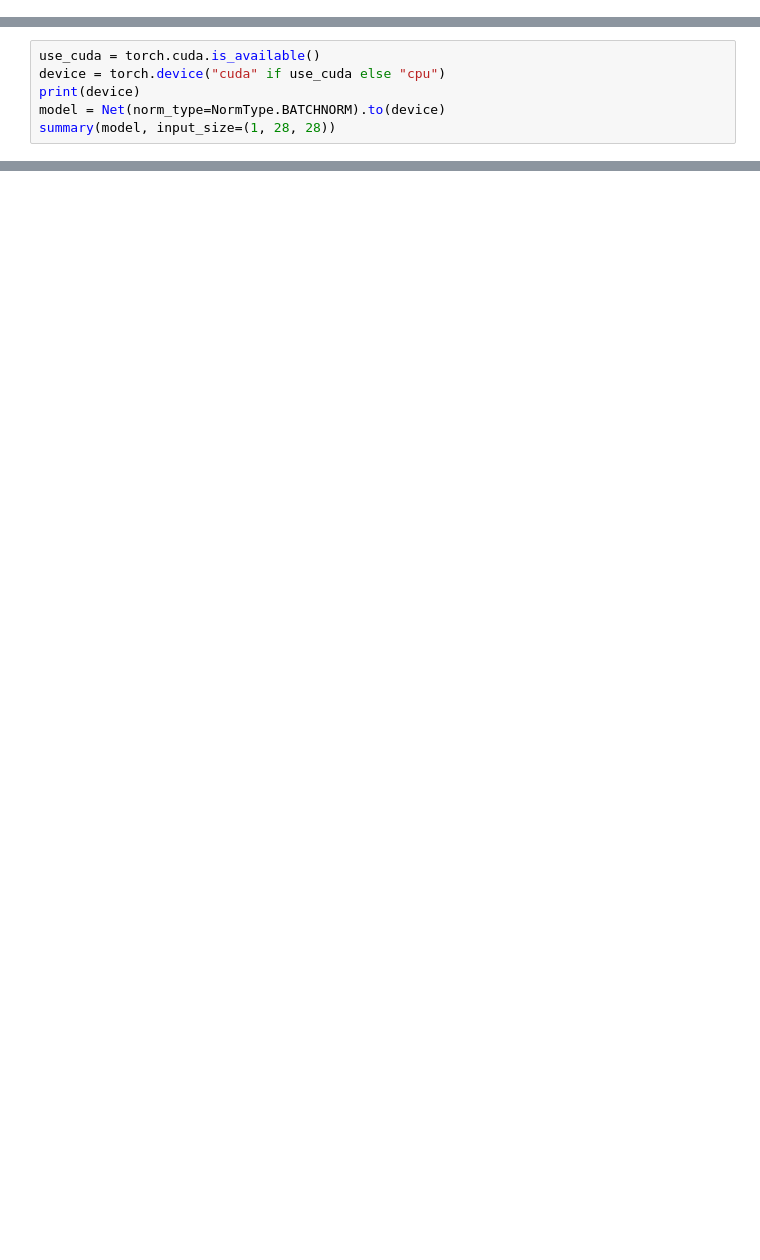
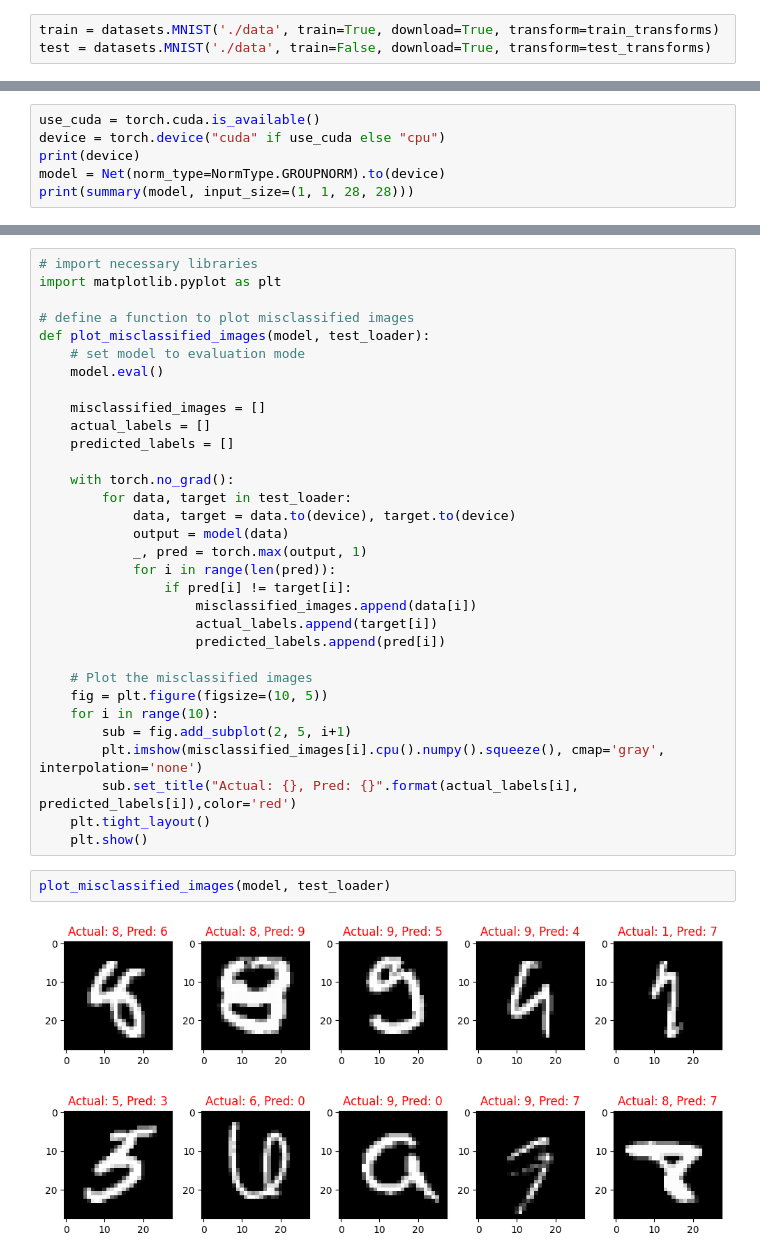
Before and after one commit to tsai-praveen/tsai-assignments, a Jupyter notebook: S5/S5_Assignment.ipynb, the cells around one changed output, grey strips where cells are left out. Cells and saved outputs as stored; diff of their text form; blank space fills up the shorter version.

Commit message:
completed class to accept various norm types

```diff
--- a/S5/S5_Assignment.ipynb
+++ b/S5/S5_Assignment.ipynb
@@ -9,0 +37,3 @@ from model import Net, NormType
+# %%
+train = datasets.MNIST('./data', train=True, download=True, transform=train_transforms)
+test = datasets.MNIST('./data', train=False, download=True, transform=test_transforms)
@@ -11,7 +217,7 @@ from model import Net, NormType
 use_cuda = torch.cuda.is_available()
 device = torch.device("cuda" if use_cuda else "cpu")
 print(device)
-model = Net(norm_type=NormType.BATCHNORM).to(device)
-summary(model, input_size=(1, 28, 28))
+model = Net(norm_type=NormType.GROUPNORM).to(device)
+print(summary(model, input_size=(1, 1, 28, 28)))
 # %% [output]
 cuda
@@ -33,0 +356,36 @@ Estimated Total Size (MB): 0.92
+# %%
+# import necessary libraries
+import matplotlib.pyplot as plt
+
+# define a function to plot misclassified images
+def plot_misclassified_images(model, test_loader):
+    # set model to evaluation mode
+    model.eval()
+
+    misclassified_images = []
+    actual_labels = []
+    predicted_labels = []
+
+    with torch.no_grad():
+        for data, target in test_loader:
+            data, target = data.to(device), target.to(device)
+            output = model(data)
+            _, pred = torch.max(output, 1)
+            for i in range(len(pred)):
+                if pred[i] != target[i]:
+                    misclassified_images.append(data[i])
+                    actual_labels.append(target[i])
+                    predicted_labels.append(pred[i])
+
+    # Plot the misclassified images
+    fig = plt.figure(figsize=(10, 5))
+    for i in range(10):
+        sub = fig.add_subplot(2, 5, i+1)
+        plt.imshow(misclassified_images[i].cpu().numpy().squeeze(), cmap='gray', interpolation='none')
+        sub.set_title("Actual: {}, Pred: {}".format(actual_labels[i], predicted_labels[i]),color='red')
+    plt.tight_layout()
+    plt.show()
+# %%
+plot_misclassified_images(model, test_loader)
+# %% [output]
+[figure, added]
```
Also changed, not shown: parts of 16 cells of this notebook, 1 other file.
